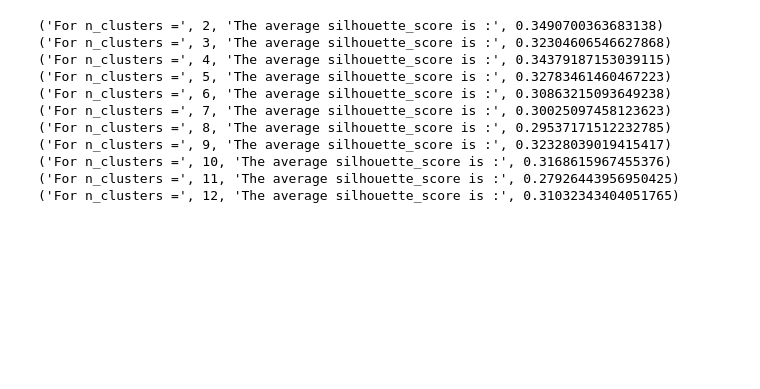
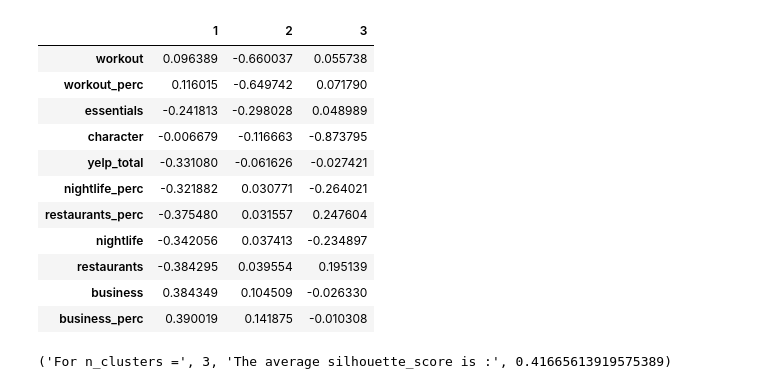
Before and after one commit to easadler/hood_project, a Jupyter notebook: Untitled.ipynb, the cells around one changed output. Drawn from its saved outputs; the diff is of its cells as text; code cells hidden in the pictures; blank space fills up the shorter version.

```diff
--- a/Untitled.ipynb
+++ b/Untitled.ipynb
@@ -33,4 +49,2 @@ print(pca.explained_variance_ratio_)
 # %%
 df_c = pd.DataFrame(pca.components_.T, index = df_sub.columns, columns = [1,2,3])
-# %%
-df_c['size'] = np.sqrt(df_c[1]**2 + df_c[2]**2 + df_c[3]**2)
@@ -37,2 +55,15 @@ df_c['size'] = np.sqrt(df_c[1]**2 + df_c[2]**2 + df_c[3]**2)
 # %%
-#df_c.sort(2, ascending = True)
+df_c.sort(2, ascending = True)
+# %% [output]
+|  | 1 | 2 | 3 |
+| workout | 0.096389 | -0.660037 | 0.055738 |
+| workout_perc | 0.116015 | -0.649742 | 0.071790 |
+| essentials | -0.241813 | -0.298028 | 0.048989 |
+| character | -0.006679 | -0.116663 | -0.873795 |
+| yelp_total | -0.331080 | -0.061626 | -0.027421 |
+| nightlife_perc | -0.321882 | 0.030771 | -0.264021 |
+| restaurants_perc | -0.375480 | 0.031557 | 0.247604 |
+| nightlife | -0.342056 | 0.037413 | -0.234897 |
+| restaurants | -0.384295 | 0.039554 | 0.195139 |
+| business | 0.384349 | 0.104509 | -0.026330 |
+| business_perc | 0.390019 | 0.141875 | -0.010308 |
@@ -41,19 +70,9 @@ cols = ['married_kids_homes-single condo rent kids', '50s rich big homes - large
 # %%
-for i in [2,3,4,5,6,7,8,9,10,11,12]:
+for i in [3]:
     clusterer = KMeans(n_clusters=i)
-    cluster_labels = clusterer.fit_predict(X_pca)
-    silhouette_avg = silhouette_score(X_pca, cluster_labels)
+    cluster_labels = clusterer.fit_predict(df_sub.values)
+    silhouette_avg = silhouette_score(df_sub.values, cluster_labels)
     print("For n_clusters =", i,
           "The average silhouette_score is :", silhouette_avg)
 # %% [output]
-('For n_clusters =', 2, 'The average silhouette_score is :', 0.3490700363683138)
-('For n_clusters =', 3, 'The average silhouette_score is :', 0.32304606546627868)
-('For n_clusters =', 4, 'The average silhouette_score is :', 0.34379187153039115)
-('For n_clusters =', 5, 'The average silhouette_score is :', 0.32783461460467223)
-('For n_clusters =', 6, 'The average silhouette_score is :', 0.30863215093649238)
-('For n_clusters =', 7, 'The average silhouette_score is :', 0.30025097458123623)
-('For n_clusters =', 8, 'The average silhouette_score is :', 0.29537171512232785)
-('For n_clusters =', 9, 'The average silhouette_score is :', 0.32328039019415417)
-('For n_clusters =', 10, 'The average silhouette_score is :', 0.3168615967455376)
-('For n_clusters =', 11, 'The average silhouette_score is :', 0.27926443956950425)
-('For n_clusters =', 12, 'The average silhouette_score is :', 0.31032343404051765)
+('For n_clusters =', 3, 'The average silhouette_score is :', 0.41665613919575389)
```
Also changed, not shown: parts of 11 cells of this notebook, 6 other files.
